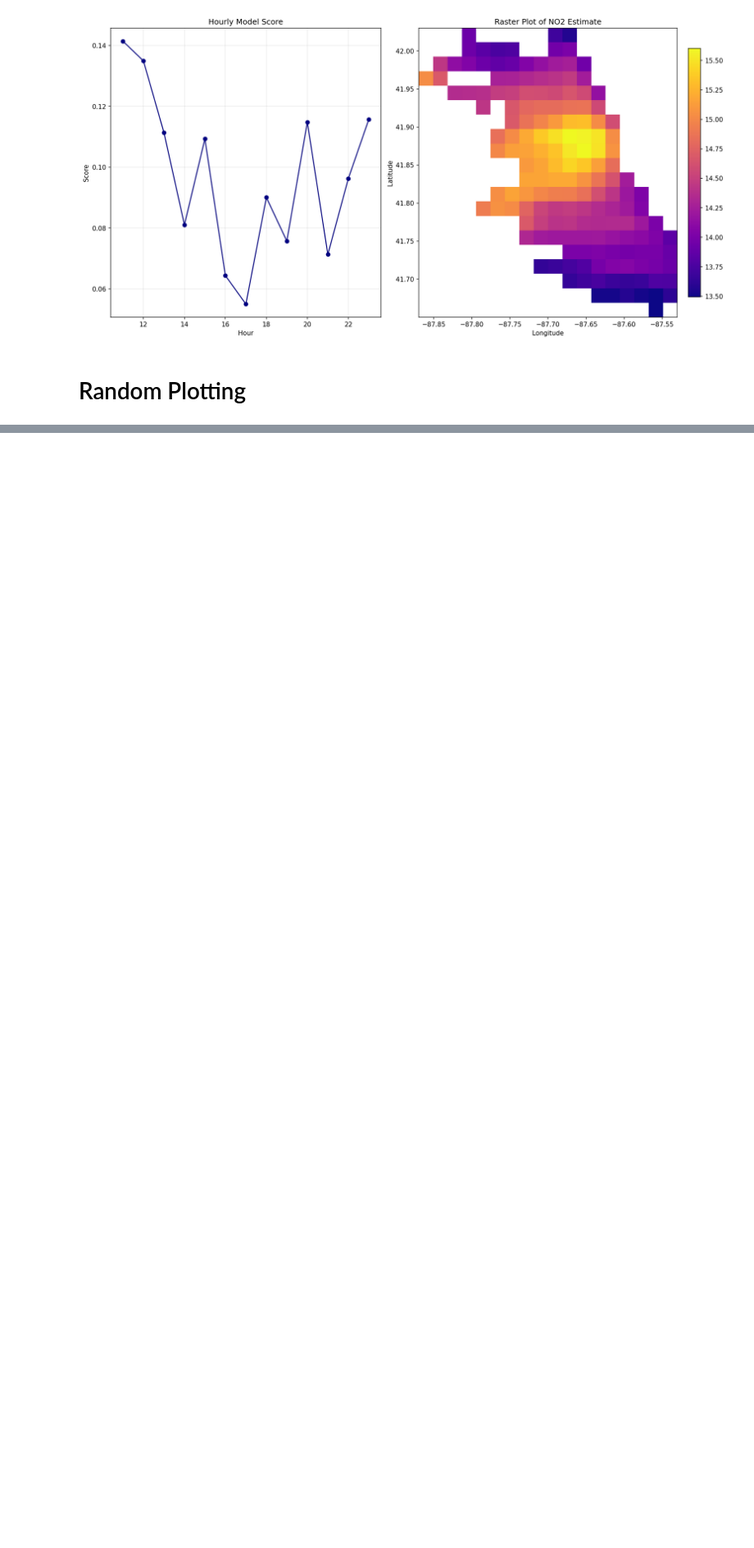
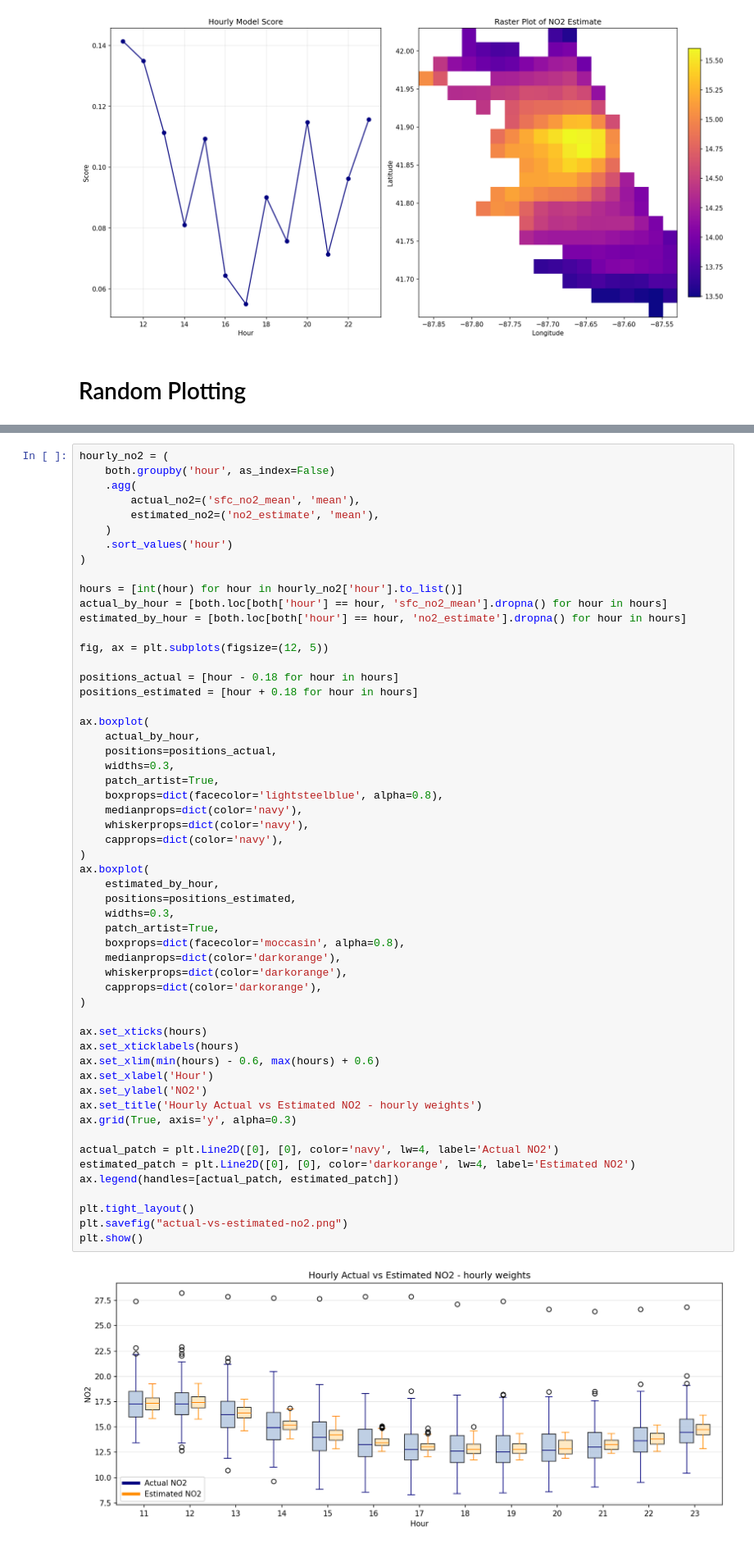
Before and after one commit to NASA-EarthRISE/earthrise-toolkit_ChicagoHAQ-2026, a Jupyter notebook: processing-scripts/clarity-tempo-fusion.ipynb, the cells around one changed output, grey strips where cells are left out. Shown at 82% size. Saved outputs shown, nothing was run; the diff lists cells and outputs as text; blank space fills up the shorter version.

```diff
--- a/processing-scripts/clarity-tempo-fusion.ipynb
+++ b/processing-scripts/clarity-tempo-fusion.ipynb
@@ -284,0 +286,57 @@ plt.show()
+# %%
+hourly_no2 = (
+    both.groupby('hour', as_index=False)
+    .agg(
+        actual_no2=('sfc_no2_mean', 'mean'),
+        estimated_no2=('no2_estimate', 'mean'),
+    )
+    .sort_values('hour')
+)
+
+hours = [int(hour) for hour in hourly_no2['hour'].to_list()]
+actual_by_hour = [both.loc[both['hour'] == hour, 'sfc_no2_mean'].dropna() for hour in hours]
+estimated_by_hour = [both.loc[both['hour'] == hour, 'no2_estimate'].dropna() for hour in hours]
+
+fig, ax = plt.subplots(figsize=(12, 5))
+
+positions_actual = [hour - 0.18 for hour in hours]
+positions_estimated = [hour + 0.18 for hour in hours]
+
+ax.boxplot(
+    actual_by_hour,
+    positions=positions_actual,
+    widths=0.3,
+    patch_artist=True,
+    boxprops=dict(facecolor='lightsteelblue', alpha=0.8),
+    medianprops=dict(color='navy'),
+    whiskerprops=dict(color='navy'),
+    capprops=dict(color='navy'),
+)
+ax.boxplot(
+    estimated_by_hour,
+    positions=positions_estimated,
+    widths=0.3,
+    patch_artist=True,
+    boxprops=dict(facecolor='moccasin', alpha=0.8),
+    medianprops=dict(color='darkorange'),
+    whiskerprops=dict(color='darkorange'),
+    capprops=dict(color='darkorange'),
+)
+
+ax.set_xticks(hours)
+ax.set_xticklabels(hours)
+ax.set_xlim(min(hours) - 0.6, max(hours) + 0.6)
+ax.set_xlabel('Hour')
+ax.set_ylabel('NO2')
+ax.set_title('Hourly Actual vs Estimated NO2 - hourly weights')
+ax.grid(True, axis='y', alpha=0.3)
+
+actual_patch = plt.Line2D([0], [0], color='navy', lw=4, label='Actual NO2')
+estimated_patch = plt.Line2D([0], [0], color='darkorange', lw=4, label='Estimated NO2')
+ax.legend(handles=[actual_patch, estimated_patch])
+
+plt.tight_layout()
+plt.savefig("actual-vs-estimated-no2.png")
+plt.show()
+# %% [output]
+[figure, added]
```
Also changed, not shown: parts of 3 cells of this notebook.
